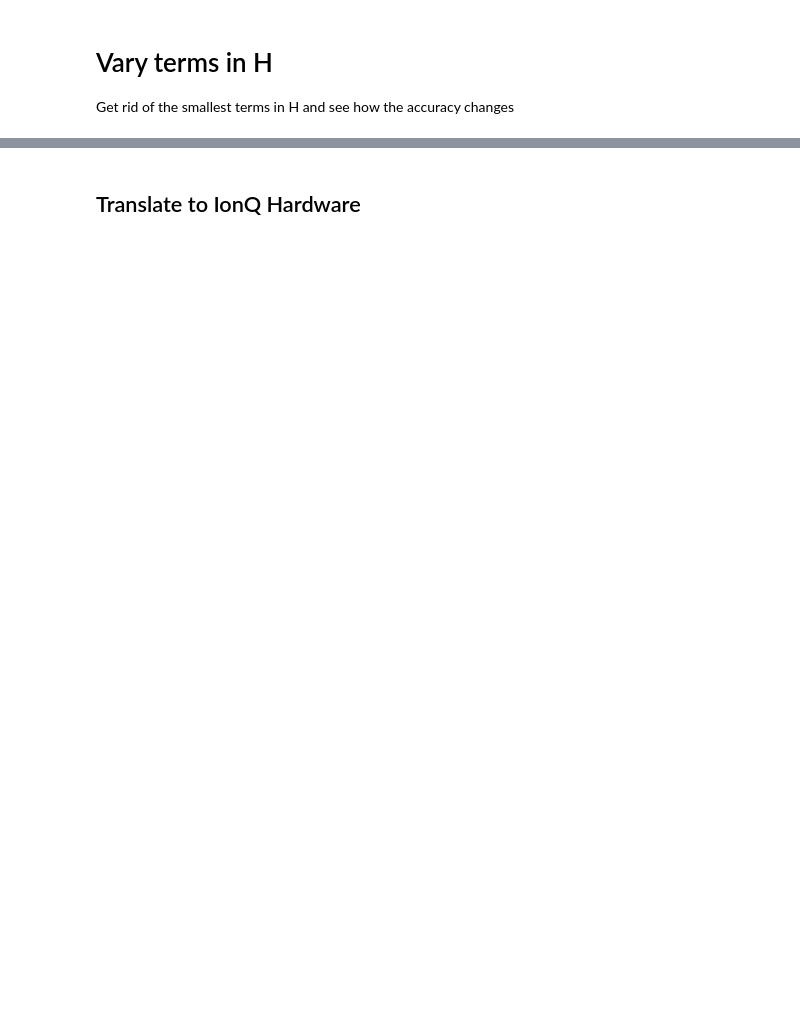
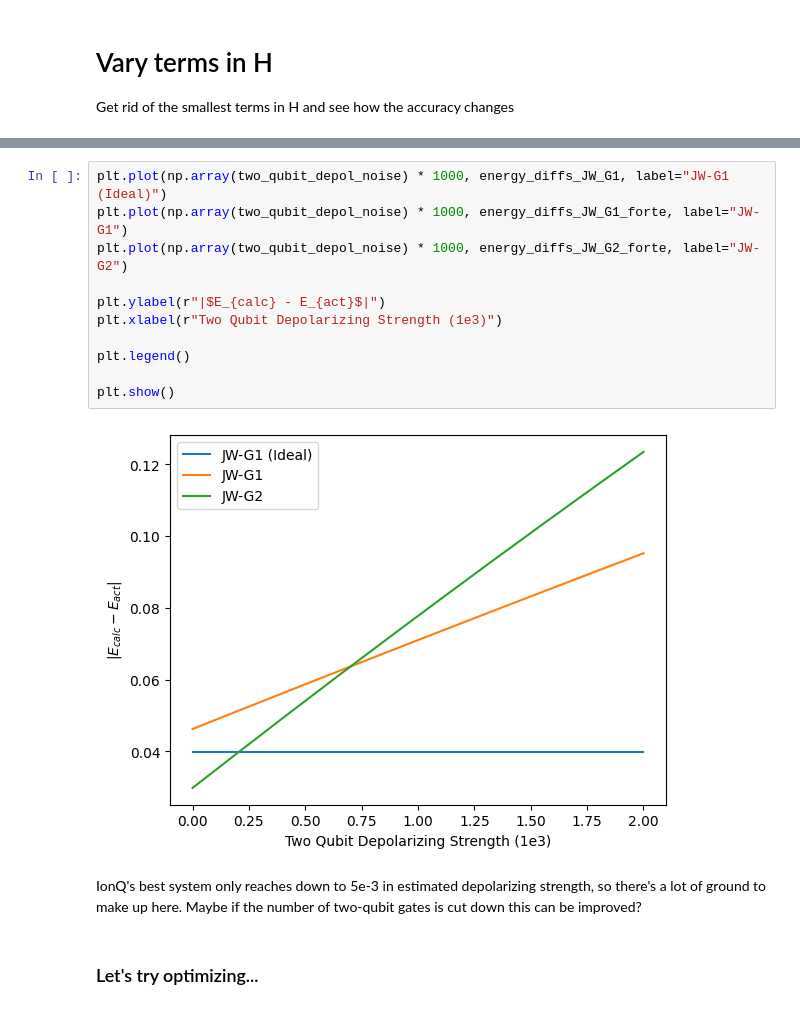
Before and after one commit to ljeanette15/chemical-graph, a Jupyter notebook: simulation/h4/simulate_ground_state_circuits.ipynb, the cells around one changed output, grey strips where cells are left out. Drawn from its saved outputs; the diff is of its cells as text; blank space fills up the shorter version.

```diff
--- a/simulation/h4/simulate_ground_state_circuits.ipynb
+++ b/simulation/h4/simulate_ground_state_circuits.ipynb
@@ -896,2 +823,17 @@ plt.show()
+# %%
+plt.plot(np.array(two_qubit_depol_noise) * 1000, energy_diffs_JW_G1, label="JW-G1 (Ideal)")
+plt.plot(np.array(two_qubit_depol_noise) * 1000, energy_diffs_JW_G1_forte, label="JW-G1")
+plt.plot(np.array(two_qubit_depol_noise) * 1000, energy_diffs_JW_G2_forte, label="JW-G2")
+
+plt.ylabel(r"|$E_{calc} - E_{act}$|")
+plt.xlabel(r"Two Qubit Depolarizing Strength (1e3)")
+
+plt.legend()
+
+plt.show()
+# %% [output]
+[figure, added]
+# %% [markdown]
+IonQ's best system only reaches down to 5e-3 in estimated depolarizing strength, so there's a lot of ground to make up here. Maybe if the number of two-qubit gates is cut down this can be improved?
 # %% [markdown]
-## Translate to IonQ Hardware
+### Let's try optimizing...
```
Also changed, not shown: parts of 30 cells of this notebook, 10 other files.
